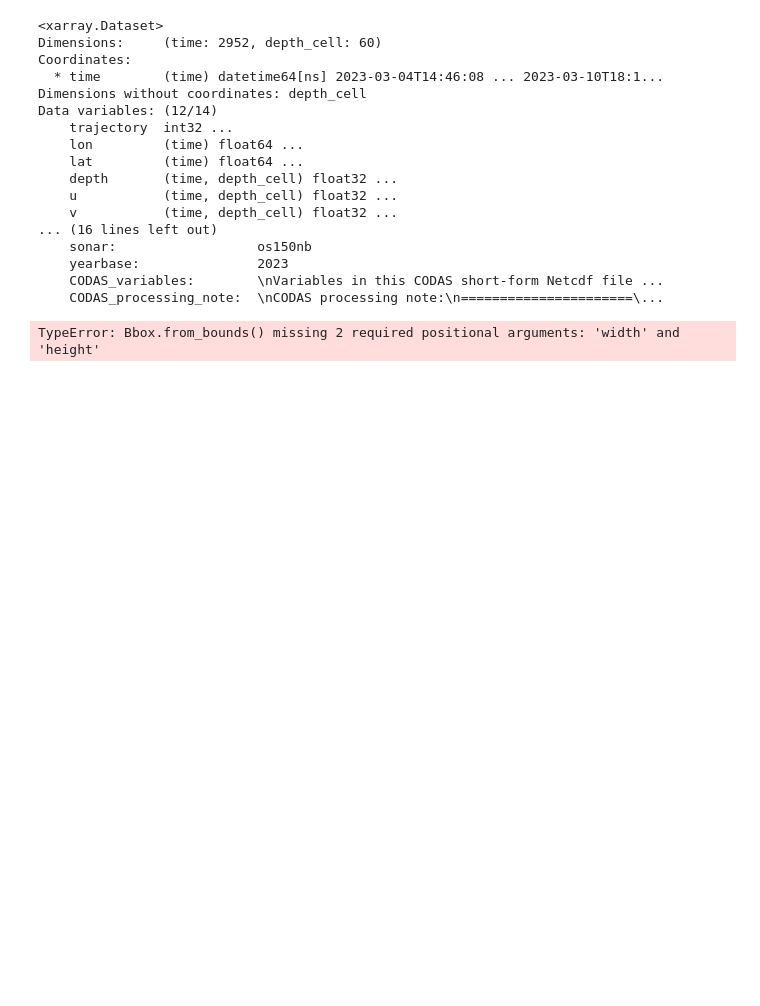
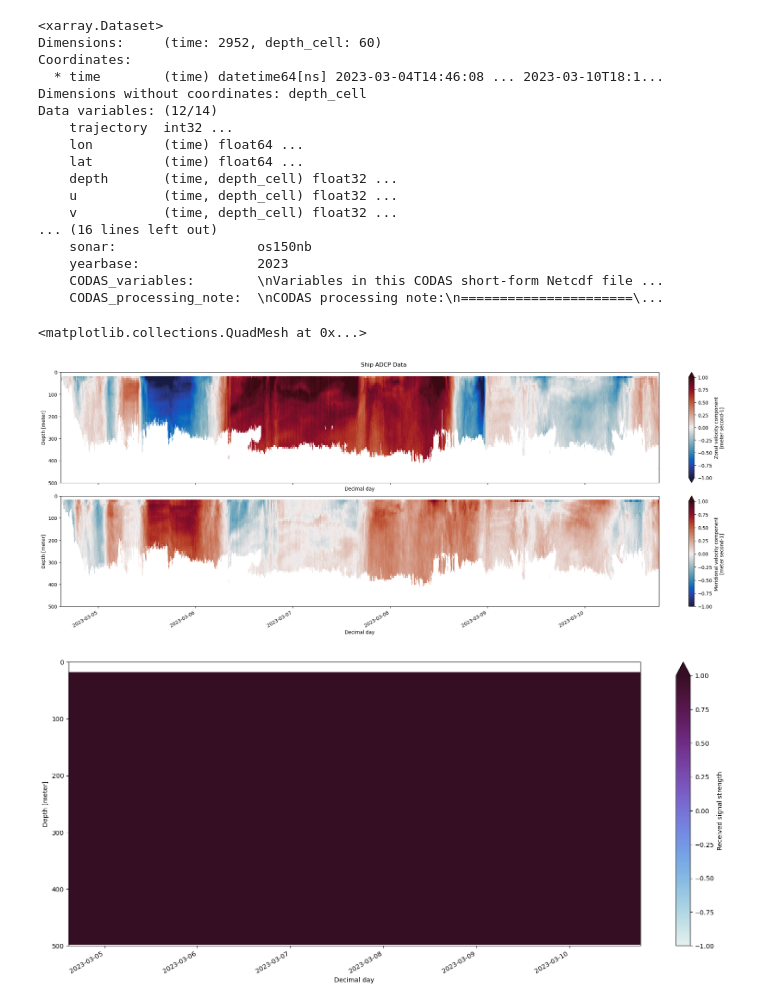
Before and after one commit to palomacartwright/quicche_adcp, a Jupyter notebook: quicche_adcp_onboard.ipynb, the cells around one changed output. Saved outputs shown, nothing was run; the diff lists cells and outputs as text; code cells hidden in the pictures; blank space fills up the shorter version.

```diff
--- a/quicche_adcp_onboard.ipynb
+++ b/quicche_adcp_onboard.ipynb
@@ -36,13 +41,17 @@ Data variables: (12/14)
 # %%
-fig, (ax,bx) = plt.subplots(2, 1, figsize=(), sharex= True, constrained_layout = True)
+fig, (ax,bx) = plt.subplots(2, 1, figsize=(20,8), sharex= True, constrained_layout = True)
 
 var = ['u', 'v']
 
 for i, vari in enumerate(var):
-    ds[i].plot(y="depth", ylim=(500,0), ax=[ax,bx][i])
+    ds[vari].plot(y="depth", ylim=(500,0), vmin=-1, vmax=1, cmap="cmo.balance", ax=[ax,bx][i])
 
+fig.suptitle("Ship ADCP Data")
 
-# ax.pcolormesh(ds.time, ds.depth)
+fig2, ax2 = plt.subplots(1, 1, figsize=(20,8))
+ds["amp"].plot(y="depth", ylim=(500,0), vmin=-1, vmax=1, cmap="cmo.dense", ax=ax2)
 # %% [output]
-TypeError: Bbox.from_bounds() missing 2 required positional arguments: 'width' and 'height'
+<matplotlib.collections.QuadMesh at 0x...>
+[figure, added]
+[figure, added]
 # %%
```
Also changed, not shown: parts of 3 cells of this notebook.
